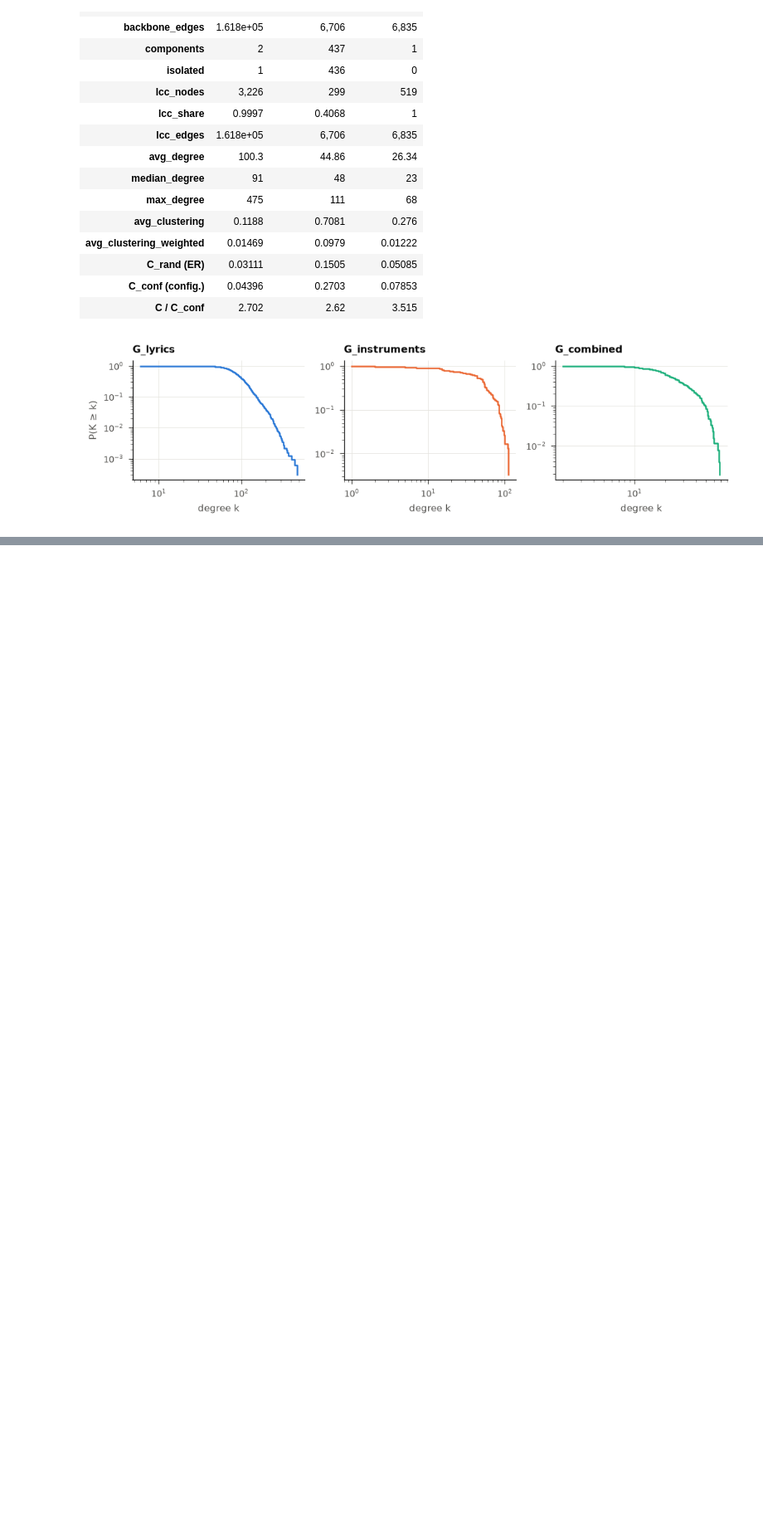
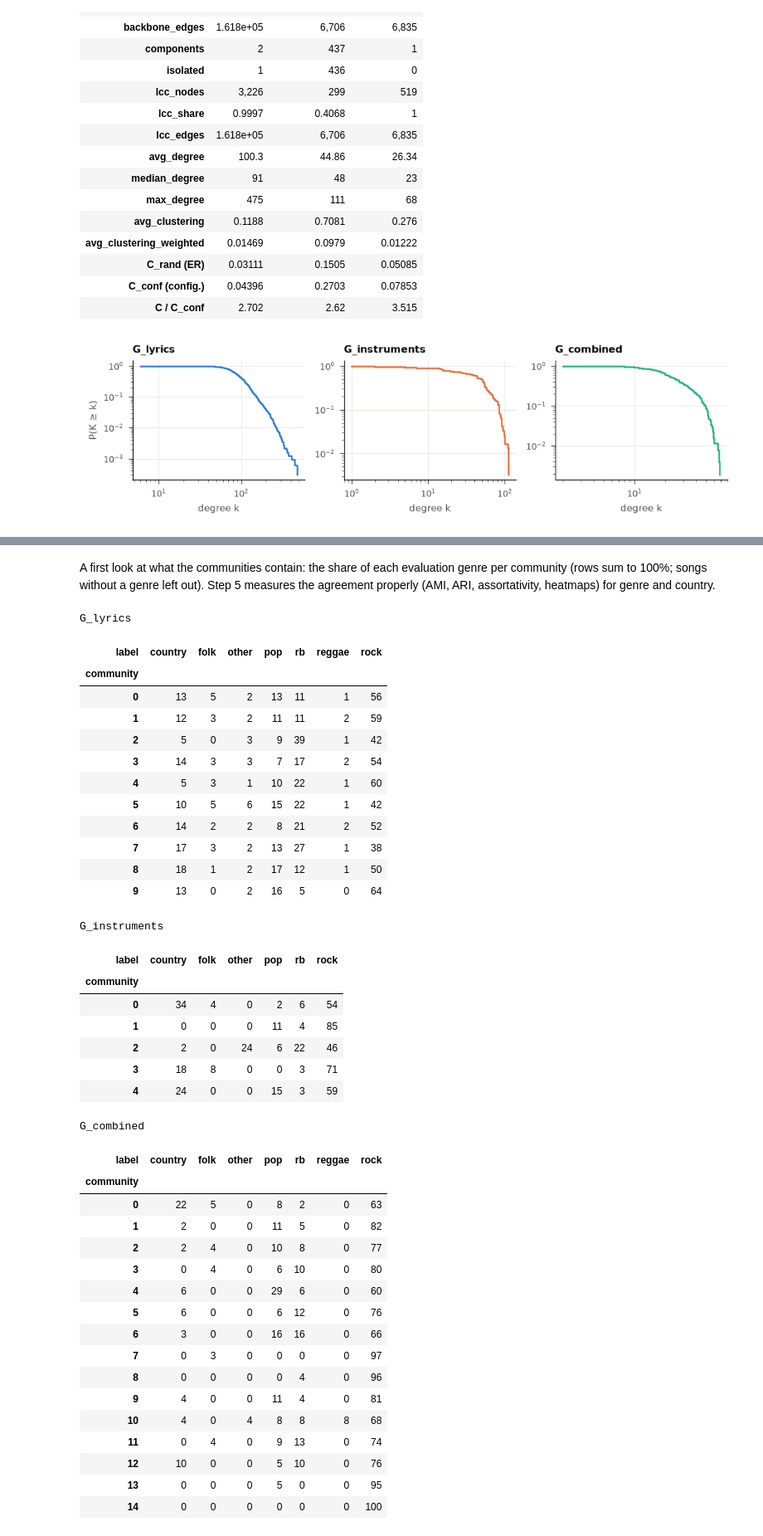
Before and after one commit to CRisager/SocialGraphs_FinalProject, a Jupyter notebook: notebooks/analysis.ipynb, the cells around one changed output, grey strips where cells are left out. Shown at 83% size. Drawn from its saved outputs; the diff is of its cells as text; code cells hidden in the pictures; blank space fills up the shorter version.

```diff
--- a/notebooks/analysis.ipynb
+++ b/notebooks/analysis.ipynb
@@ -319,0 +363,46 @@ fig = plotting.ccdf_panels(degrees, "degree k", name="degree_ccdf", ylabel="P(K
+# %% [markdown]
+A first look at what the communities contain: the share of each evaluation genre per community (rows sum to 100%; songs without a genre left out). Step 5 measures the agreement properly (AMI, ARI, assortativity, heatmaps) for genre and country.
+# %%
+for name, g in lcc.items():
+    print(name)
+    display(cm.composition(g, "genre_eval").round(0).astype(int))
+# %% [output]
+G_lyrics
+| label | country | folk | other | pop | rb | reggae | rock |
+| community |  |  |  |  |  |  |  |
+| 0 | 13 | 5 | 2 | 13 | 11 | 1 | 56 |
+| 1 | 12 | 3 | 2 | 11 | 11 | 2 | 59 |
+| 2 | 5 | 0 | 3 | 9 | 39 | 1 | 42 |
+| 3 | 14 | 3 | 3 | 7 | 17 | 2 | 54 |
+| 4 | 5 | 3 | 1 | 10 | 22 | 1 | 60 |
+| 5 | 10 | 5 | 6 | 15 | 22 | 1 | 42 |
+| 6 | 14 | 2 | 2 | 8 | 21 | 2 | 52 |
+| 7 | 17 | 3 | 2 | 13 | 27 | 1 | 38 |
+| 8 | 18 | 1 | 2 | 17 | 12 | 1 | 50 |
+| 9 | 13 | 0 | 2 | 16 | 5 | 0 | 64 |
+G_instruments
+| label | country | folk | other | pop | rb | rock |
+| community |  |  |  |  |  |  |
+| 0 | 34 | 4 | 0 | 2 | 6 | 54 |
+| 1 | 0 | 0 | 0 | 11 | 4 | 85 |
+| 2 | 2 | 0 | 24 | 6 | 22 | 46 |
+| 3 | 18 | 8 | 0 | 0 | 3 | 71 |
+| 4 | 24 | 0 | 0 | 15 | 3 | 59 |
+G_combined
+| label | country | folk | other | pop | rb | reggae | rock |
+| community |  |  |  |  |  |  |  |
+| 0 | 22 | 5 | 0 | 8 | 2 | 0 | 63 |
+| 1 | 2 | 0 | 0 | 11 | 5 | 0 | 82 |
+| 2 | 2 | 4 | 0 | 10 | 8 | 0 | 77 |
+| 3 | 0 | 4 | 0 | 6 | 10 | 0 | 80 |
+| 4 | 6 | 0 | 0 | 29 | 6 | 0 | 60 |
+| 5 | 6 | 0 | 0 | 6 | 12 | 0 | 76 |
+| 6 | 3 | 0 | 0 | 16 | 16 | 0 | 66 |
+| 7 | 0 | 3 | 0 | 0 | 0 | 0 | 97 |
+| 8 | 0 | 0 | 0 | 0 | 4 | 0 | 96 |
+| 9 | 4 | 0 | 0 | 11 | 4 | 0 | 81 |
+| 10 | 4 | 0 | 4 | 8 | 8 | 8 | 68 |
+| 11 | 0 | 4 | 0 | 9 | 13 | 0 | 74 |
+| 12 | 10 | 0 | 0 | 5 | 10 | 0 | 76 |
+| 13 | 0 | 0 | 0 | 5 | 0 | 0 | 95 |
+| 14 | 0 | 0 | 0 | 0 | 0 | 0 | 100 |
```
Also changed, not shown: parts of 3 cells of this notebook, 6 other files.
